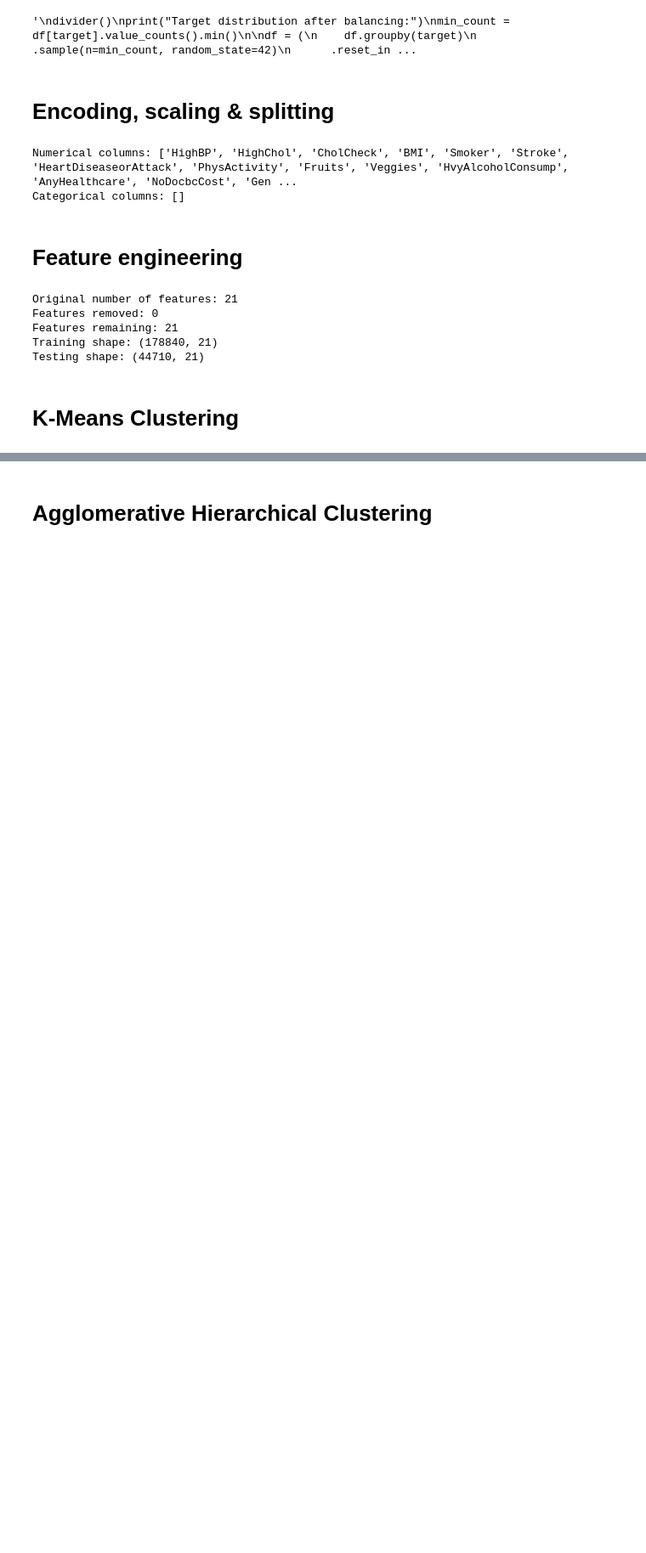
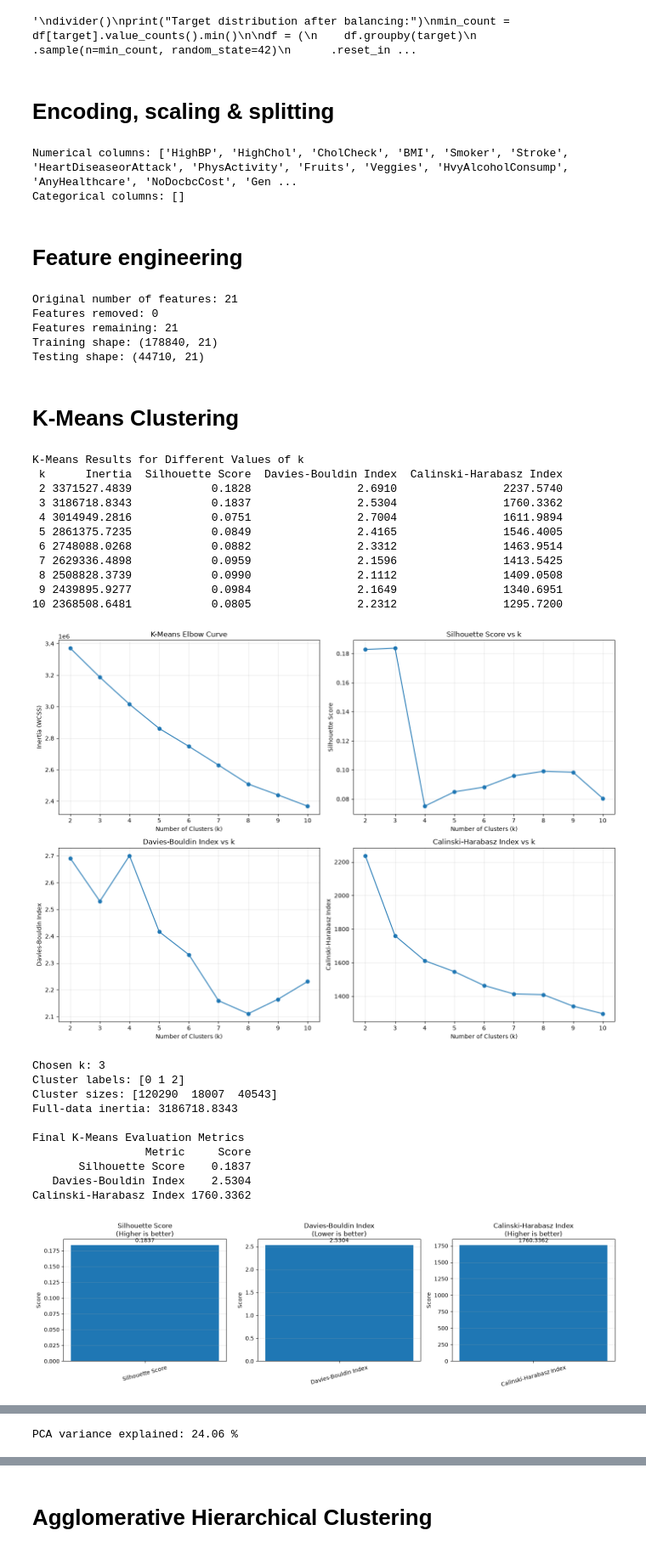
Before and after one commit to kartik815/ML-Classification-Regression-Clustering-Case-Study, a Jupyter notebook: notebooks/clustering.ipynb, the cells around one changed output, grey strips where cells are left out. Shown at 85% size. Drawn from its saved outputs; the diff is of its cells as text; code cells hidden in the pictures; blank space fills up the shorter version.

Commit message:
Completed Clustering

```diff
--- a/notebooks/clustering.ipynb
+++ b/notebooks/clustering.ipynb
@@ -33,7 +34,7 @@ def divider():
 # %% [markdown]
 # Dataset Loading and Audit
 # %%
-df = pd.read_csv("../data/diabetes_012_health_indicators_BRFSS2021.csv")
+df = pd.read_csv("../data/clustering.csv")
 print(f"No.of Rows: {df.shape[0]}")
 print(f"No.of Columns: {df.shape[1]}")
 divider()
@@ -277,10 +278,15 @@ X_train, X_test, y_train, y_test = sk.model_selection.train_test_split(
 
 # 4. Preprocessing
 # Scale numerical features and one-hot encode categoricals
+str_preprocessor = Pipeline([
+    ('encode', OneHotEncoder(handle_unknown="ignore")),
+    ('scale', StandardScaler())
+])
+
 preprocessor = ColumnTransformer(
     transformers=[
         ("num", StandardScaler(), num_cols),
-        ("cat", OneHotEncoder(handle_unknown="ignore"), cat_cols)
+        ("cat", str_preprocessor, cat_cols)
     ]
 )
 
@@ -373,12 +379,6 @@ from sklearn.metrics import (
 # ==========================================
 X_array = X.to_numpy() if hasattr(X, "to_numpy") else np.asarray(X)
 X_array = np.asarray(X_array, dtype=np.float64)
-
-if not np.isfinite(X_array).all():
-    raise ValueError("Clean missing and infinite values in X first.")
-
-if len(X_array) < 3:
-    raise ValueError("At least 3 observations are required.")
 
 rng = np.random.default_rng(42)
 sample_size = min(20000, len(X_array))
@@ -527,8 +527,7 @@ print(metrics_df.round(4).to_string(index=False))
 # ==========================================
 # 6. PLOT FINAL METRICS SEPARATELY
 # ==========================================
-# Separate plots prevent the different score scales
-# from making one metric unreadable.
+# Separate plots prevent the different score scales from distorting the visual comparison
 fig, axes = plt.subplots(1, 3, figsize=(15, 4.5))
 
 metric_info = [
@@ -603,30 +602,54 @@ print(
 )
 
 # ==========================================
 # 9. t-SNE VISUALIZATION
 # ==========================================
 tsne = TSNE(
     n_components=2,
     perplexity=min(30, (len(X_compare) - 1) / 3),
     init="pca",
     learning_rate="auto",
     random_state=42
 )
 
 X_tsne = tsne.fit_transform(X_compare)
 
 plt.figure(figsize=(9, 6))
 scatter = plt.scatter(
     X_tsne[:, 0],
     X_tsne[:, 1],
     c=sample_labels,
     cmap="viridis",
     s=12,
     alpha=0.7
 )
 plt.xlabel("t-SNE Dimension 1")
 plt.ylabel("t-SNE Dimension 2")
 plt.title("K-Means Clusters — t-SNE")
 plt.legend(*scatter.legend_elements(), title="Cluster")
 plt.tight_layout()
 plt.show()
+# %% [output]
+K-Means Results for Different Values of k
+ k      Inertia  Silhouette Score  Davies-Bouldin Index  Calinski-Harabasz Index
+ 2 3371527.4839            0.1828                2.6910                2237.5740
+ 3 3186718.8343            0.1837                2.5304                1760.3362
+ 4 3014949.2816            0.0751                2.7004                1611.9894
+ 5 2861375.7235            0.0849                2.4165                1546.4005
+ 6 2748088.0268            0.0882                2.3312                1463.9514
+ 7 2629336.4898            0.0959                2.1596                1413.5425
+ 8 2508828.3739            0.0990                2.1112                1409.0508
+ 9 2439895.9277            0.0984                2.1649                1340.6951
+10 2368508.6481            0.0805                2.2312                1295.7200
+[figure, added]
+Chosen k: 3
+Cluster labels: [0 1 2]
+Cluster sizes: [120290  18007  40543]
+Full-data inertia: 3186718.8343
+
+Final K-Means Evaluation Metrics
+                 Metric     Score
+       Silhouette Score    0.1837
+   Davies-Bouldin Index    2.5304
+Calinski-Harabasz Index 1760.3362
+[figure, added]
@@ -632,0 +658 @@ plt.show()
+PCA variance explained: 24.06 %
```
Also changed, not shown: parts of 3 cells of this notebook, 1 other file.
